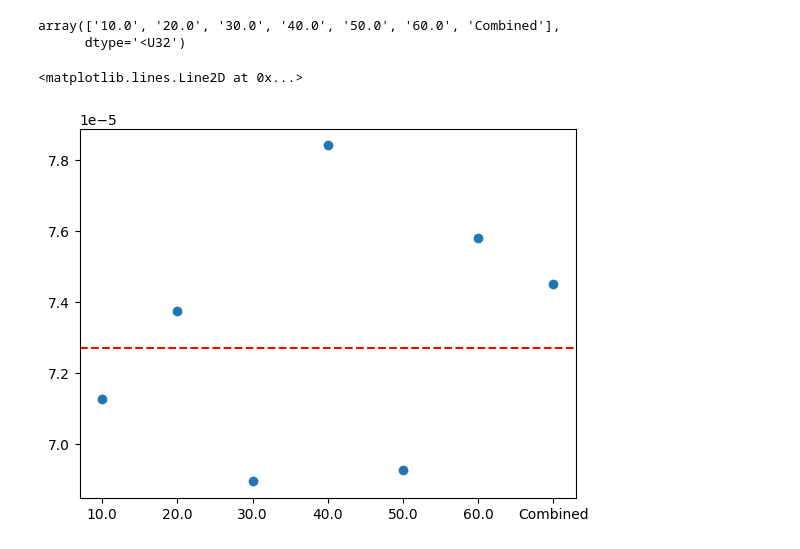
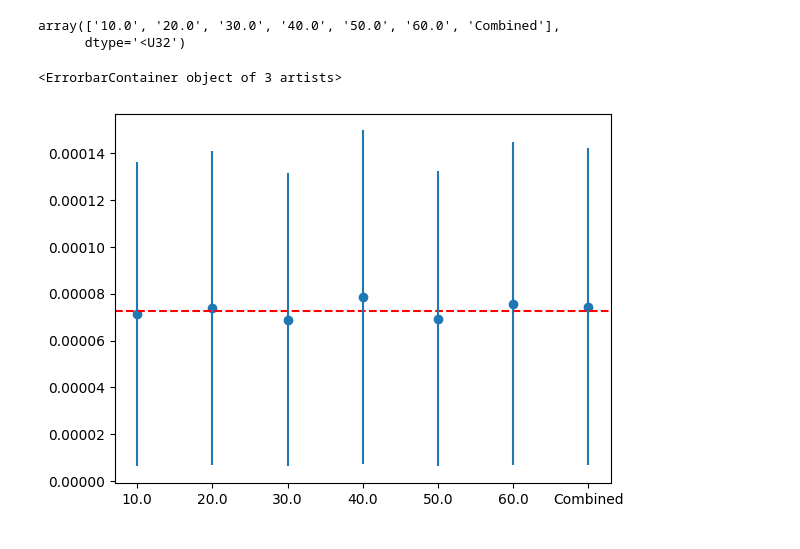
Before and after one commit to ccastillo00/Metodoscomputacionales1_CamiloCastilloMiguelGarcia, a Jupyter notebook: Parcial 4/Parcial_4_.ipynb, the cells around one changed output. Saved outputs shown, nothing was run; the diff lists cells and outputs as text; code cells hidden in the pictures.

```diff
--- a/Parcial 4/Parcial_4_.ipynb
+++ b/Parcial 4/Parcial_4_.ipynb
@@ -193,7 +193,7 @@ array(['10.0', '20.0', '30.0', '40.0', '50.0', '60.0', 'Combined'],
 # %%
 plt.scatter(eje_x,Lista[:,0])
 plt.axhline(7.27e-5, linestyle = 'dashed', color = 'r', label="Día Solar")
-#plt.errorbar(eje_x,Lista[:,],yerr=Lista[:,3], linestyle="None")
+plt.errorbar(eje_x,Lista[:,0],yerr=Lista[:,1], linestyle="None")
 # %% [output]
-<matplotlib.lines.Line2D at 0x...>
+<ErrorbarContainer object of 3 artists>
-[figure, old version]
+[figure, new version]
```
